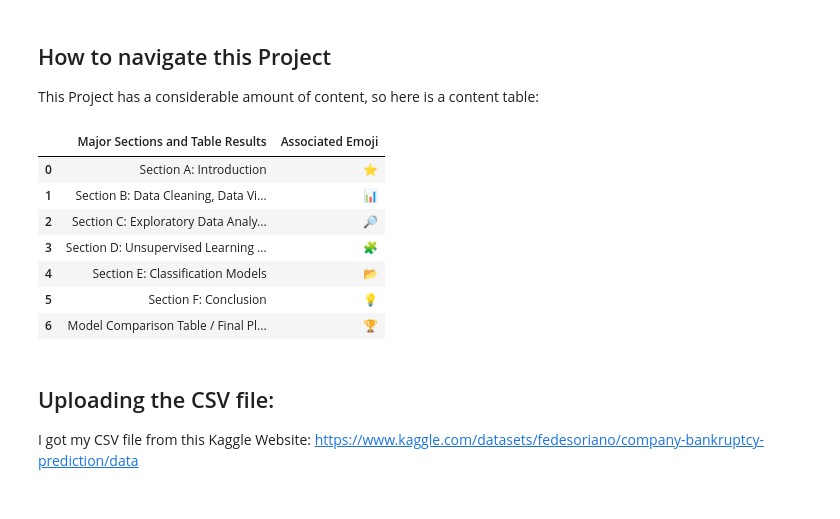
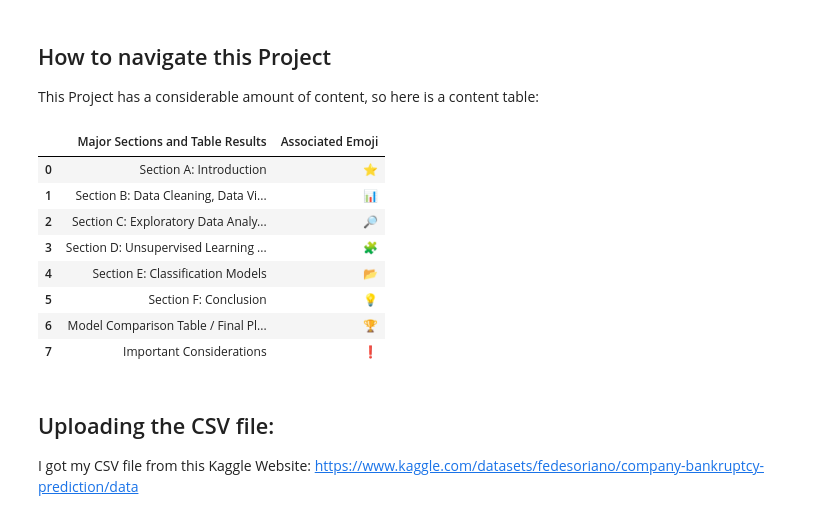
Before and after one commit to ba-careerpath-7/Corporate_Bankruptcy_Prediction_Project, a Jupyter notebook: Corporate_Bankruptcy_Prediction_Project.ipynb, the cells around one changed output. Saved outputs shown, nothing was run; the diff lists cells and outputs as text; code cells hidden in the pictures.

```diff
--- a/Corporate_Bankruptcy_Prediction_Project.ipynb
+++ b/Corporate_Bankruptcy_Prediction_Project.ipynb
@@ -111,32 +109,35 @@ This Project has a considerable amount of content, so here is a content table:
 # %%
 content_table = pd.DataFrame({"Major Sections and Table Results":[
     "Section A: Introduction",
     "Section B: Data Cleaning, Data Visualization, and Additional Discoveries",
     "Section C: Exploratory Data Analysis (EDA) for Predictors!",
     "Section D: Unsupervised Learning for Deep Exploration",
     "Section E: Classification Models",
     "Section F: Conclusion",
-    "Model Comparison Table / Final Plot / Final Model"
+    "Model Comparison Table / Final Plot / Final Model",
+    "Important Considerations"
                                                          ],
                               "Associated Emoji":["⭐",
                                                   "📊",
                                                   "🔎",
                                                   "🧩",
                                                   "📂",
                                                   "💡",
-                                                  "🏆"
+                                                  "🏆",
+                                                  "❗"
                                                   ]})
 
 content_table
 # %% [output]
 |  | Major Sections and Table Results | Associated Emoji |
 | 0 | Section A: Introduction | ⭐ |
 | 1 | Section B: Data Cleaning, Data Vi... | 📊 |
 | 2 | Section C: Exploratory Data Analy... | 🔎 |
 | 3 | Section D: Unsupervised Learning ... | 🧩 |
 | 4 | Section E: Classification Models | 📂 |
 | 5 | Section F: Conclusion | 💡 |
 | 6 | Model Comparison Table / Final Pl... | 🏆 |
+| 7 | Important Considerations | ❗ |
 # %% [markdown]
 ## Uploading the CSV file:
 
```
Also changed, not shown: parts of 16 cells of this notebook.
